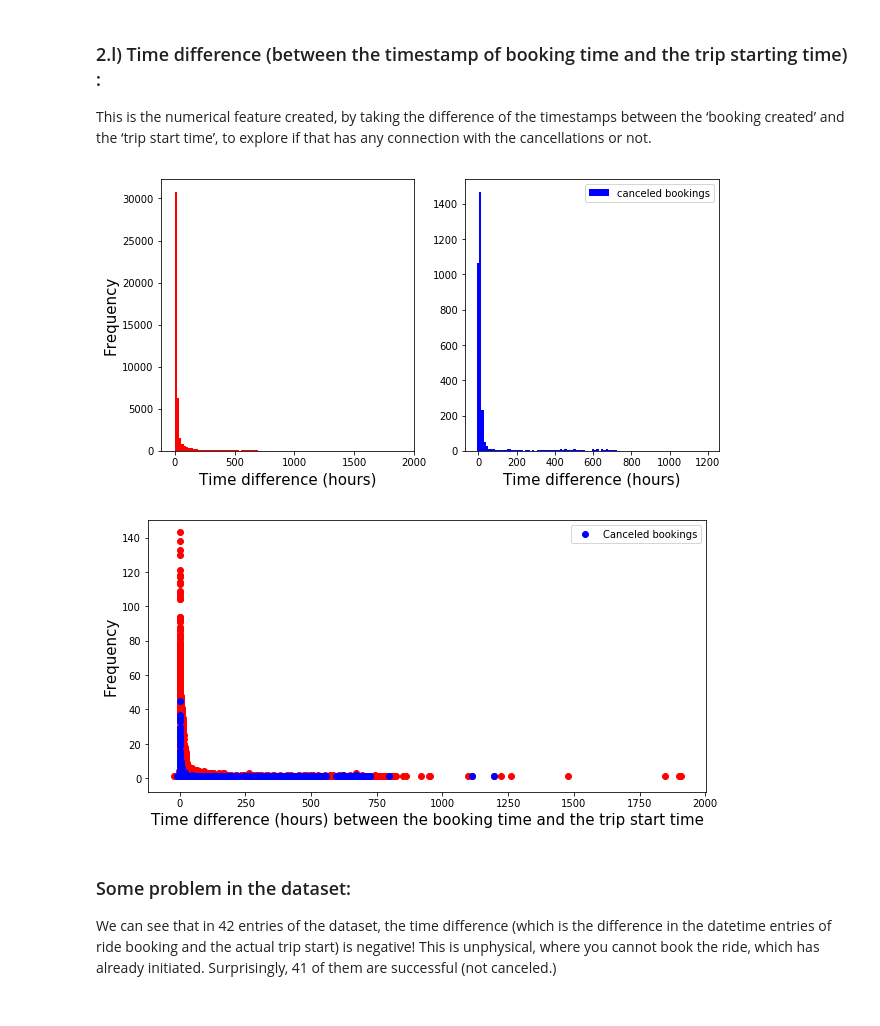
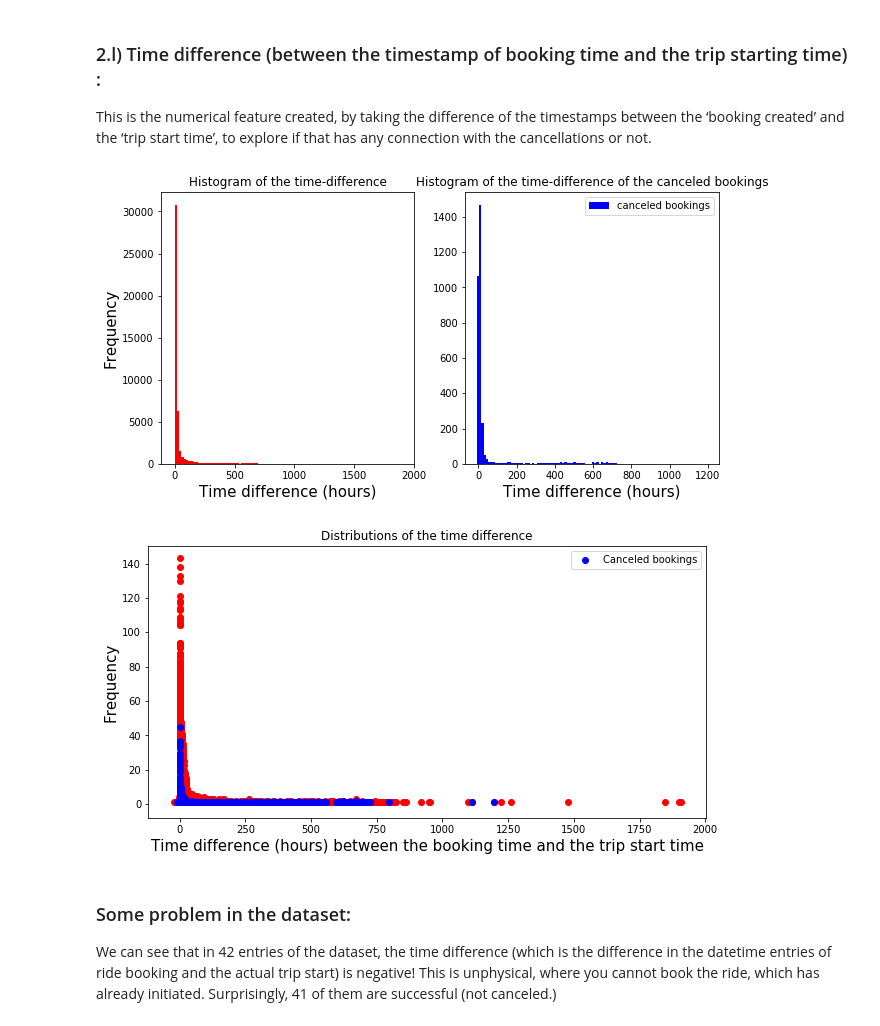
Before and after one commit to debisree/Springboard-Data-Science-Career-Track, a Jupyter notebook: predicting-cab-booking-cancellations-milestone.ipynb, the cells around one changed output. Saved outputs shown, nothing was run; the diff lists cells and outputs as text; code cells hidden in the pictures.

```diff
--- a/predicting-cab-booking-cancellations-milestone.ipynb
+++ b/predicting-cab-booking-cancellations-milestone.ipynb
@@ -948,43 +948,46 @@ df1['time_difference_can']= diff_can/np.timedelta64(1,'h')
 plt.figure(figsize=(10,5))
 plt.subplot(121)
 ax1=plt.hist(df['time_difference'],bins=100,color='r')
+plt.title('Histogram of the time-difference')
 plt.xlabel('Time difference (hours)',fontsize=15)
 plt.ylabel('Frequency',fontsize=15)
 
 plt.subplot(122)
 ax2=plt.hist(df1['time_difference_can'],bins=100,label='canceled bookings',color='b')
 plt.xlabel('Time difference (hours)',fontsize=15)
+plt.title('Histogram of the time-difference of the canceled bookings')
 #plt.ylabel('Frequency',fontsize=15)
 plt.legend()
 plt.savefig("22.png")
 plt.show()
 
 td=df.time_difference.value_counts()
 
 td_can=df1.time_difference_can.value_counts()
 plt.figure(figsize=(10,5))
 _=plt.scatter(td.index,td.values,color='r')
 _=plt.scatter(td_can.index,td_can.values,color='b',label='Canceled bookings')
 plt.xlabel('Time difference (hours) between the booking time and the trip start time',fontsize=15)
 plt.ylabel('Frequency',fontsize=15)
+plt.title('Distributions of the time difference',fonts)
 plt.legend()
 plt.savefig("23.png")
 plt.show()
 
 #boxplots
 
 #plt.figure(figsize=(10,5))
 #plt.subplot(121)
 #_= sns.boxplot(df['time_difference'],color='cyan',orient='v')
 #plt.title('Time difference',fontsize=15)
 #plt.subplot(122)
 #_=sns.boxplot(td_can.index,color='coral',orient='v')
 #plt.title('Time difference for canceled',fontsize=15)
 #plt.savefig("24.png")
 #plt.show()
 # %% [output]
-[figure, old version]
+[figure, new version]
-[figure, old version]
+[figure, new version]
 # %%
 
 # Numerical values of the time difference:
```
Also changed, not shown: parts of 1 cell of this notebook.
